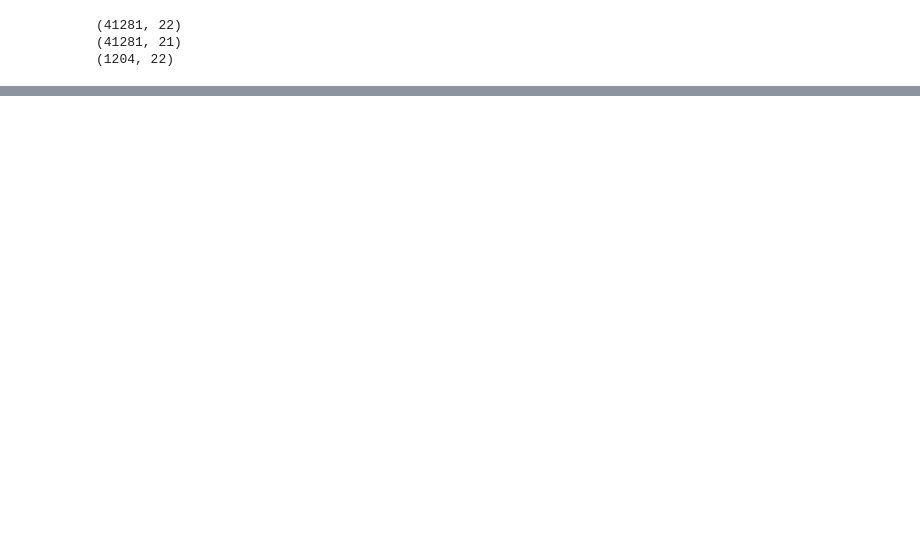
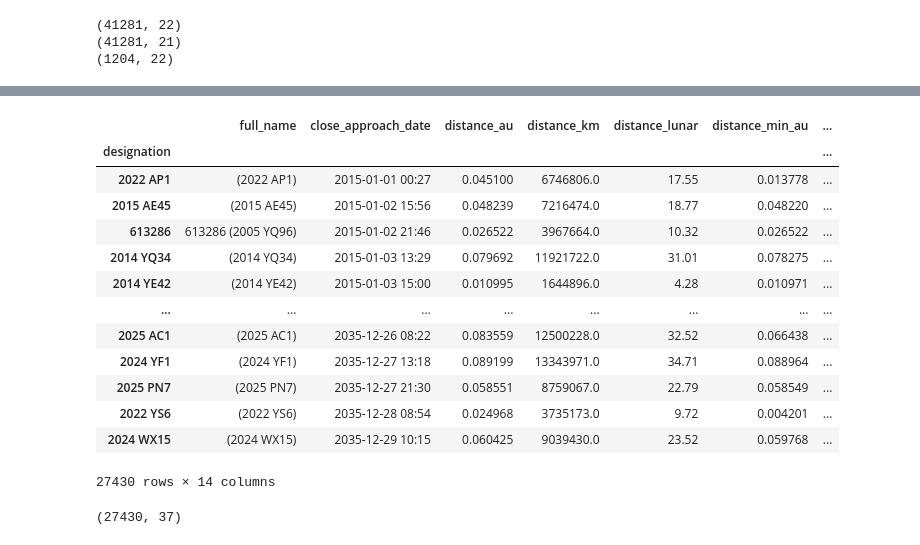
Before and after one commit to k3lly200413-2/Progetto_Nasa_Data_Intensive, a Jupyter notebook: Untitled.ipynb, the cells around one changed output, grey strips where cells are left out. Cells and saved outputs as stored; diff of their text form; code cells hidden in the pictures; blank space fills up the shorter version.

Commit message:
merge

```diff
--- a/Untitled.ipynb
+++ b/Untitled.ipynb
@@ -561,0 +579,17 @@ print(near_earth_with_albedo.shape)
+# %%
+close_approaches.set_index("designation")
+# %% [output]
+|  | full_name | close_approach_date | distance_au | distance_km | distance_lunar | distance_min_au | ... |
+| designation |  |  |  |  |  |  | ... |
+| 2022 AP1 | (2022 AP1) | 2015-01-01 00:27 | 0.045100 | 6746806.0 | 17.55 | 0.013778 | ... |
+| 2015 AE45 | (2015 AE45) | 2015-01-02 15:56 | 0.048239 | 7216474.0 | 18.77 | 0.048220 | ... |
+| 613286 | 613286 (2005 YQ96) | 2015-01-02 21:46 | 0.026522 | 3967664.0 | 10.32 | 0.026522 | ... |
+| 2014 YQ34 | (2014 YQ34) | 2015-01-03 13:29 | 0.079692 | 11921722.0 | 31.01 | 0.078275 | ... |
+| 2014 YE42 | (2014 YE42) | 2015-01-03 15:00 | 0.010995 | 1644896.0 | 4.28 | 0.010971 | ... |
+| ... | ... | ... | ... | ... | ... | ... | ... |
+| 2025 AC1 | (2025 AC1) | 2035-12-26 08:22 | 0.083559 | 12500228.0 | 32.52 | 0.066438 | ... |
+| 2024 YF1 | (2024 YF1) | 2035-12-27 13:18 | 0.089199 | 13343971.0 | 34.71 | 0.088964 | ... |
+| 2025 PN7 | (2025 PN7) | 2035-12-27 21:30 | 0.058551 | 8759067.0 | 22.79 | 0.058549 | ... |
+| 2022 YS6 | (2022 YS6) | 2035-12-28 08:54 | 0.024968 | 3735173.0 | 9.72 | 0.004201 | ... |
+| 2024 WX15 | (2024 WX15) | 2035-12-29 10:15 | 0.060425 | 9039430.0 | 23.52 | 0.059768 | ... |
+27430 rows × 14 columns
@@ -561,0 +598,4 @@ print(near_earth_with_albedo.shape)
+# %%
+merged.shape
+# %% [output]
+(27430, 37)
```
Also changed, not shown: parts of 10 cells of this notebook.
